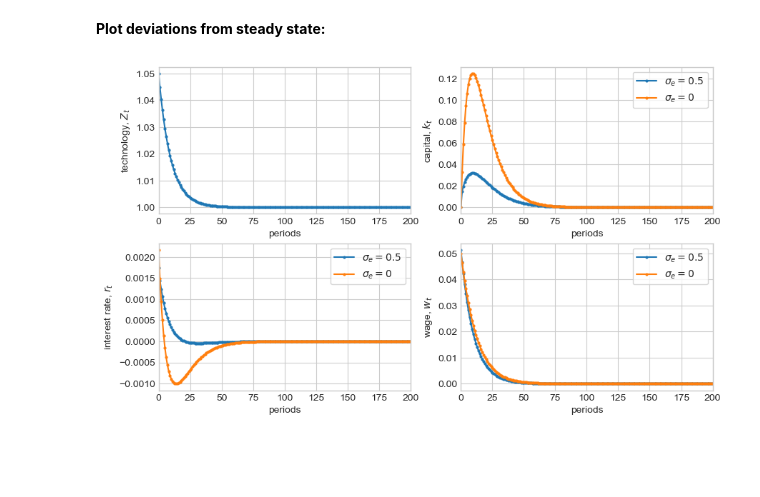
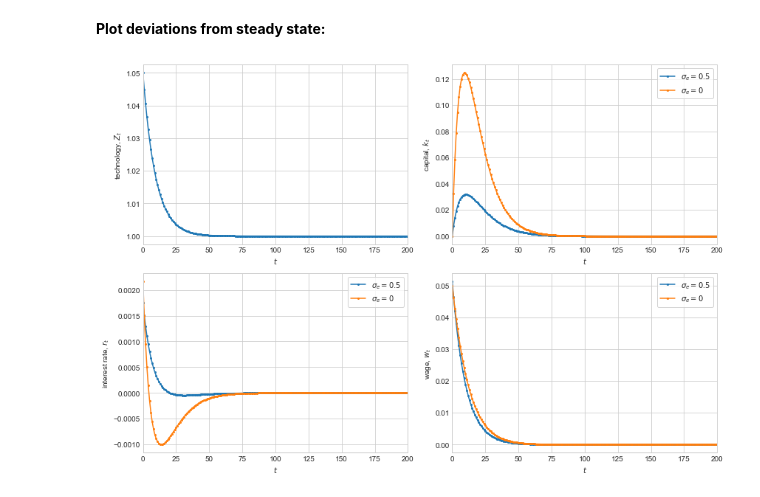
Before and after one commit to NumEconCopenhagen/ConsumptionSavingNotebooks, a Jupyter notebook: DynamicProgramming/05. General Equilibrium.ipynb, the cells around one changed output. Cells and saved outputs as stored; diff of their text form; code cells hidden in the pictures; blank space fills up the shorter version.

```diff
--- a/DynamicProgramming/05. General Equilibrium.ipynb
+++ b/DynamicProgramming/05. General Equilibrium.ipynb
@@ -124,8 +145,11 @@ def obj(r,model):
     model.simulate_household_ss()
     return np.sum(model.sim.D*model.sol.a)-model.firm_demand(r)
 
-sol = optimize.root_scalar(obj,bracket=[r_min,r_max],method='bisect',args=(model,))
-assert sol.converged
+if not LOAD:
+
+    sol = optimize.root_scalar(obj,bracket=[r_min,r_max],method='bisect',args=(model,))
+    model.par.r_ss = sol.root
+    assert sol.converged
 # %% [markdown]
 **Step 4:** Check market clearing conditions.
 # %%
@@ -202,10 +210,10 @@ goods market clearing:  -0.00000001
 shock = 1.05
 persistence = 0.9
 # %%
-tp_Z = np.ones(par.tp_T)
-tp_Z[0] = shock*par.Z
-for t in range(1,par.tp_T):
-    tp_Z[t] = persistence*tp_Z[t-1] + (1-persistence)*par.Z
+path_Z = np.ones(par.path_T)
+path_Z[0] = shock*par.Z
+for t in range(1,par.path_T):
+    path_Z[t] = persistence*path_Z[t-1] + (1-persistence)*par.Z
 # %% [markdown]
 **Find transition path with relaxation algorithm:**
 # %%
@@ -289,0 +307,4 @@ ax.set_ylabel('wage, $w_t$');
+# %%
+par = model.par
+sim = model.sim
+sol = model.sol
@@ -491,36 +641,38 @@ while True:
 # %% [markdown]
 **Plot deviations from steady state:**
 # %%
-fig = plt.figure(figsize=(10,6),dpi=100)
+fig = plt.figure(figsize=(12,8))
 
 ax = fig.add_subplot(2,2,1)
-ax.plot(np.arange(par.tp_T),tp_Z,'-o',ms=2)
+ax.plot(np.arange(par.path_T),path_Z,'-o',ms=2)
 ax.set_xlim([0,200])
-ax.set_xlabel('periods')
+ax.set_xlabel('$t$')
 ax.set_ylabel('technology, $Z_t$');
 
 ax = fig.add_subplot(2,2,2)
-ax.plot(np.arange(par.tp_T),tp_K-model.par.kd_ss,'-o',ms=2,label='$\sigma_e = 0.5$')
-ax.plot(np.arange(par.tp_T),tp_K_pf-K_ss_pf,'-o',ms=2,label='$\sigma_e = 0$')
+ax.plot(np.arange(par.path_T),path_K-model.par.kd_ss,'-o',ms=2,label='$\sigma_e = 0.5$')
+ax.plot(np.arange(par.path_T),path_K_pf-K_ss_pf,'-o',ms=2,label='$\sigma_e = 0$')
 ax.legend(frameon=True)
 ax.set_xlim([0,200])
-ax.set_xlabel('periods')
+ax.set_xlabel('$t$')
 ax.set_ylabel('capital, $k_t$');
 
 ax = fig.add_subplot(2,2,3)
-ax.plot(np.arange(par.tp_T),tp_r-model.par.r_ss,'-o',ms=2,label='$\sigma_e = 0.5$')
-ax.plot(np.arange(par.tp_T),tp_r_pf-r_ss_pf,'-o',ms=2,label='$\sigma_e = 0$')
+ax.plot(np.arange(par.path_T),path_r-model.par.r_ss,'-o',ms=2,label='$\sigma_e = 0.5$')
+ax.plot(np.arange(par.path_T),path_r_pf-r_ss_pf,'-o',ms=2,label='$\sigma_e = 0$')
 ax.legend(frameon=True)
 ax.set_xlim([0,200])
-ax.set_xlabel('periods')
+ax.set_xlabel('$t$')
 ax.set_ylabel('interest rate, $r_t$');
 
 ax = fig.add_subplot(2,2,4)
-ax.plot(np.arange(par.tp_T),tp_w-model.par.w_ss,'-o',ms=2,label='$\sigma_e = 0.5$')
-ax.plot(np.arange(par.tp_T),tp_w_pf-w_ss_pf,'-o',ms=2,label='$\sigma_e = 0$')
+ax.plot(np.arange(par.path_T),path_w-model.par.w_ss,'-o',ms=2,label='$\sigma_e = 0.5$')
+ax.plot(np.arange(par.path_T),path_w_pf-w_ss_pf,'-o',ms=2,label='$\sigma_e = 0$')
 ax.legend(frameon=True)
-ax.set_xlabel('periods')
+ax.set_xlabel('$t$')
 ax.set_xlim([0,200])
-ax.set_ylabel('wage, $w_t$');
+ax.set_ylabel('wage, $w_t$')
+
+fig.tight_layout()
 # %% [output]
-[figure, old version]
+[figure, new version]
```
Also changed, not shown: parts of 37 cells of this notebook, 3 other files.
